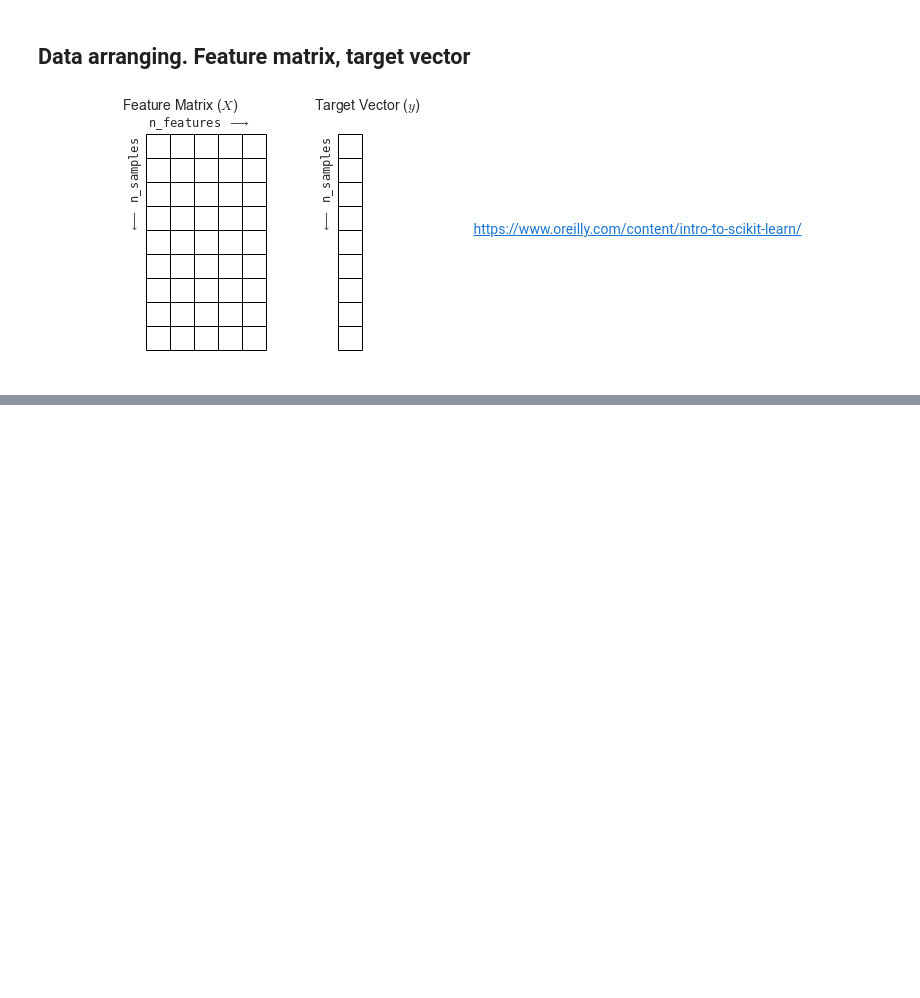
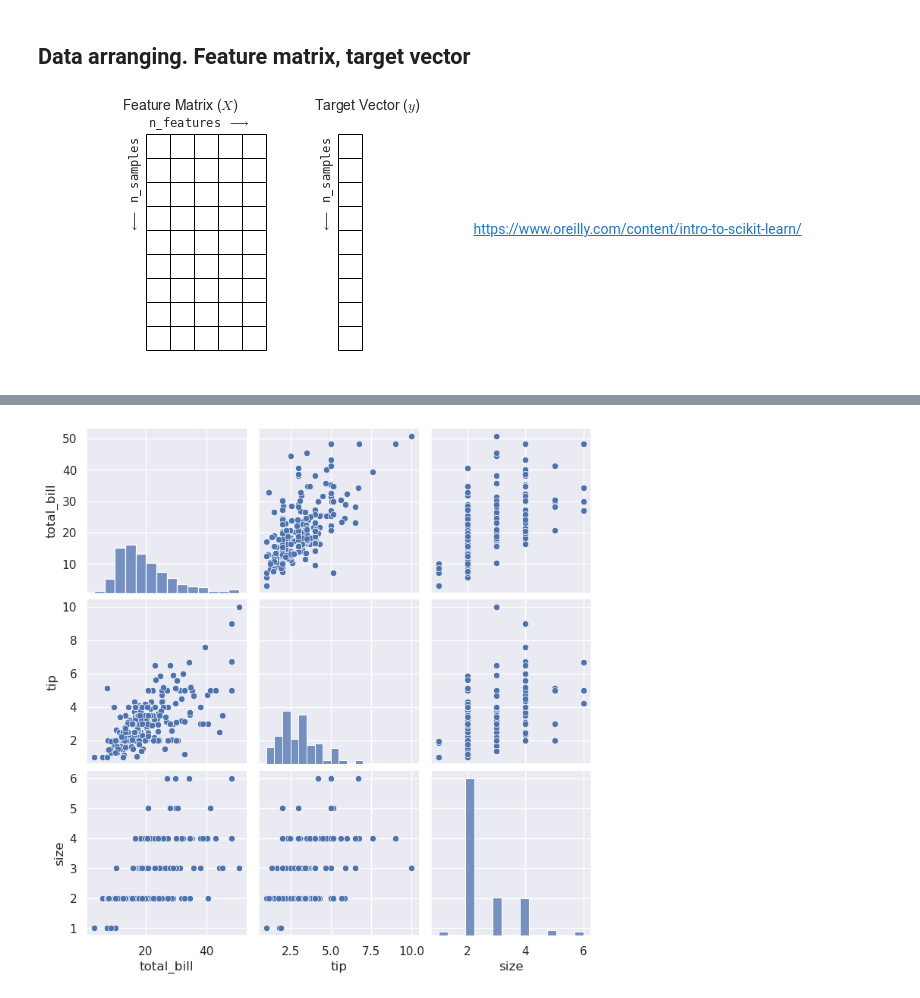
Before and after one commit to DzygaSkoryk/DataScienceForAstronomers, a Jupyter notebook: ML/Sklearn_template.ipynb, the cells around one changed output, grey strips where cells are left out. Saved outputs shown, nothing was run; the diff lists cells and outputs as text; code cells hidden in the pictures; blank space fills up the shorter version.

Commit message:
Semester II first updates

```diff
--- a/ML/Sklearn_template.ipynb
+++ b/ML/Sklearn_template.ipynb
@@ -146,0 +86,5 @@ le.classes_
+# %%
+# load dataset
+tips = sns.load_dataset('tips')
+# display the first few rows of the dataset
+tips.head()
@@ -146,0 +99,4 @@ le.classes_
+# %%
+sns.pairplot(tips);
+# %% [output]
+[figure, added]
```
Also changed, not shown: parts of 42 cells of this notebook, 6 other files.
